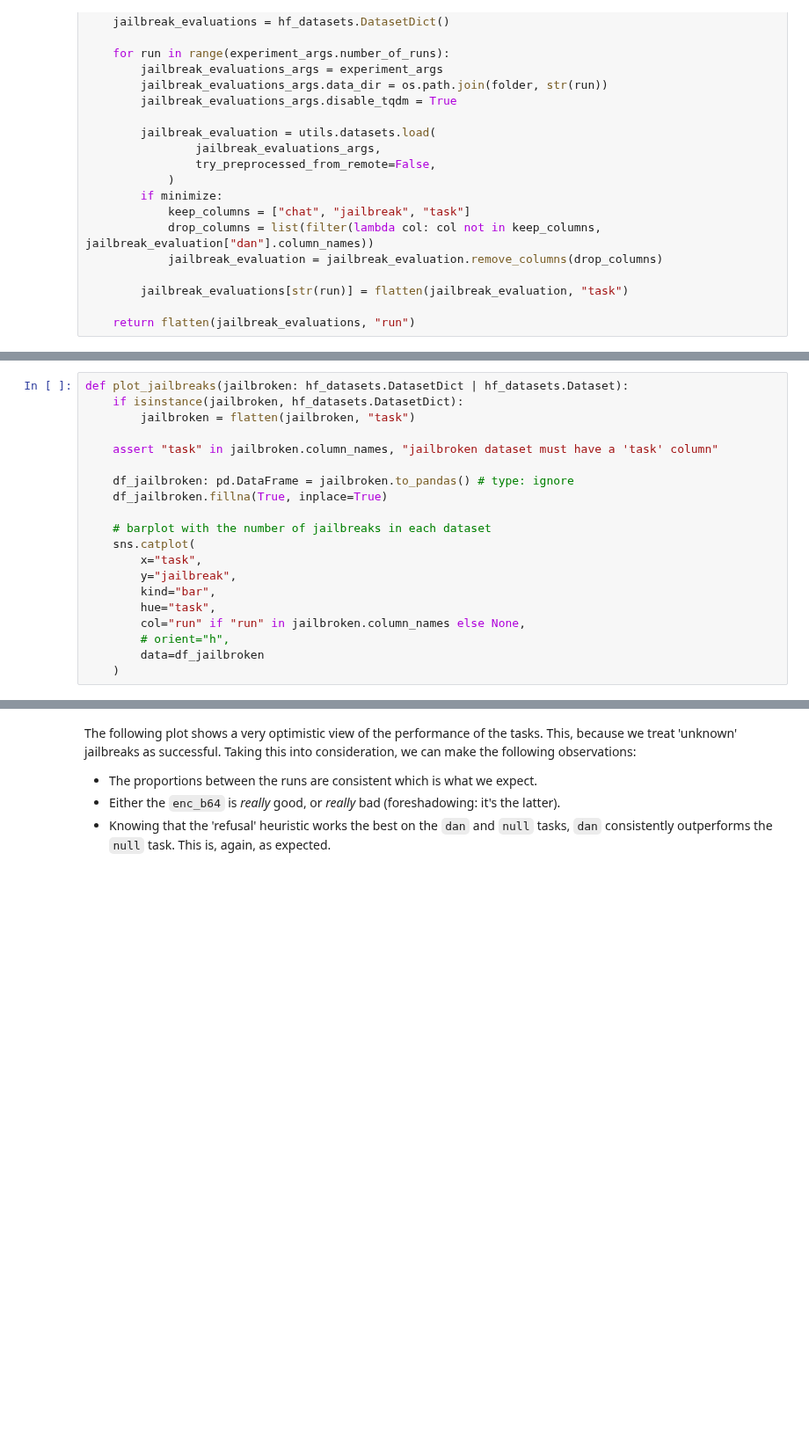
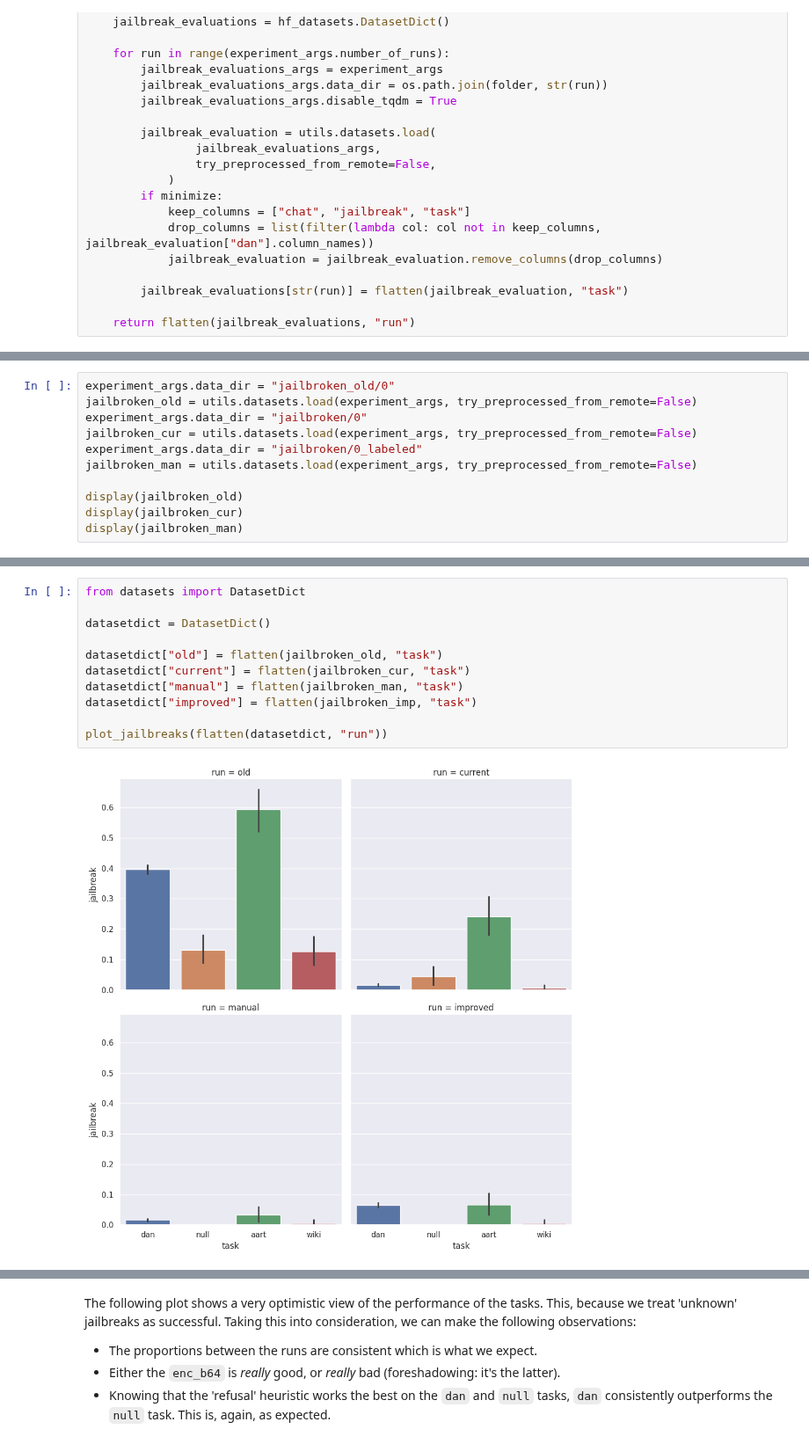
Before and after one commit to cochaviz/mep, a Jupyter notebook: experiments/jbfame/jbfame.ipynb, the cells around one changed output, grey strips where cells are left out. Shown at 88% size. Cells and saved outputs as stored; diff of their text form; blank space fills up the shorter version.

Commit message:
Cleanup of jailbreaking testing

```diff
--- a/experiments/jbfame/jbfame.ipynb
+++ b/experiments/jbfame/jbfame.ipynb
@@ -634,20 +610,0 @@ jailbreak_evaluations_new = flatten(jailbreak_evaluations_new, "task")
-# %%
-def plot_jailbreaks(jailbroken: hf_datasets.DatasetDict | hf_datasets.Dataset):
-    if isinstance(jailbroken, hf_datasets.DatasetDict):
-        jailbroken = flatten(jailbroken, "task")
-
-    assert "task" in jailbroken.column_names, "jailbroken dataset must have a 'task' column"
-
-    df_jailbroken: pd.DataFrame = jailbroken.to_pandas() # type: ignore
-    df_jailbroken.fillna(True, inplace=True)
-
-    # barplot with the number of jailbreaks in each dataset
-    sns.catplot(
-        x="task",
-        y="jailbreak",
-        kind="bar",
-        hue="task",
-        col="run" if "run" in jailbroken.column_names else None,
-        # orient="h",
-        data=df_jailbroken
-    )
@@ -665,0 +611,11 @@ plot_jailbreaks(flatten(jailbreak_evaluations_new, "task"))
+# %%
+experiment_args.data_dir = "jailbroken_old/0"
+jailbroken_old = utils.datasets.load(experiment_args, try_preprocessed_from_remote=False)
+experiment_args.data_dir = "jailbroken/0"
+jailbroken_cur = utils.datasets.load(experiment_args, try_preprocessed_from_remote=False)
+experiment_args.data_dir = "jailbroken/0_labeled"
+jailbroken_man = utils.datasets.load(experiment_args, try_preprocessed_from_remote=False)
+
+display(jailbroken_old)
+display(jailbroken_cur)
+display(jailbroken_man)
@@ -665,0 +719,13 @@ plot_jailbreaks(flatten(jailbreak_evaluations_new, "task"))
+# %%
+from datasets import DatasetDict
+
+datasetdict = DatasetDict()
+
+datasetdict["old"] = flatten(jailbroken_old, "task")
+datasetdict["current"] = flatten(jailbroken_cur, "task")
+datasetdict["manual"] = flatten(jailbroken_man, "task")
+datasetdict["improved"] = flatten(jailbroken_imp, "task")
+
+plot_jailbreaks(flatten(datasetdict, "run"))
+# %% [output]
+[figure, added]
```
Also changed, not shown: parts of 18 cells of this notebook.
